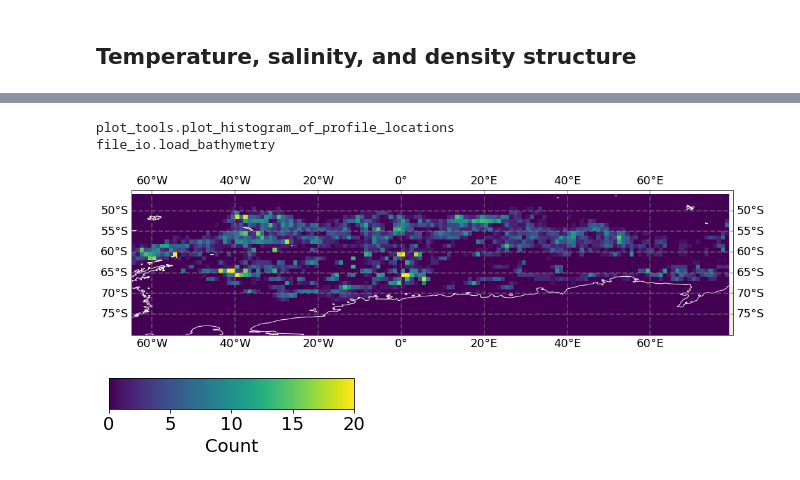
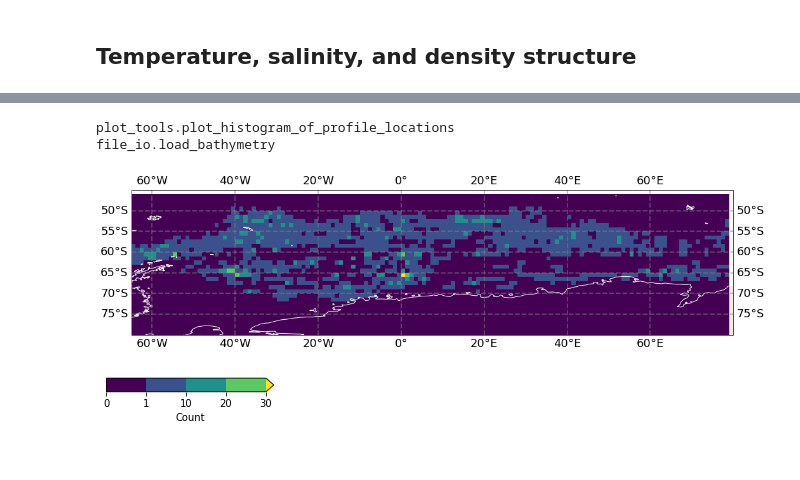
Before and after one commit to so-wise/weddell_gyre_clusters, a Jupyter notebook: src/1_profile_distribution.ipynb, the cells around one changed output, grey strips where cells are left out. Saved outputs shown, nothing was run; the diff lists cells and outputs as text; code cells hidden in the pictures.

```diff
--- a/src/1_profile_distribution.ipynb
+++ b/src/1_profile_distribution.ipynb
@@ -228,4 +217,6 @@ Coordinates:
     sig0_on_highz  (profile, depth_highz) float64 ...
     ct_on_sig0     (profile, sig0_levs) float64 ...
     sa_on_sig0     (profile, sig0_levs) float64 ...
+# %%
+bounds_seasonal = [0, 1, 10, 20, 30]
 # %% [markdown]
@@ -281,14 +275,15 @@ file_io.load_bathymetry
 # %%
 # histogram of profile locations
 pt.plot_histogram_of_profile_locations(ploc,
                                        dfp.where(dfp.season==4, drop=True),
                                        lon_range,
                                        lat_range,
                                        descrip='all_SON',
+                                       bounds=bounds_seasonal,
                                        binsize=1,
                                        vmax=20)
 # %% [output]
 plot_tools.plot_histogram_of_profile_locations
 file_io.load_bathymetry
-[figure, old version]
+[figure, new version]
-[figure, old version]
+[figure, new version]
```
Also changed, not shown: parts of 17 cells of this notebook, 1 other file.
